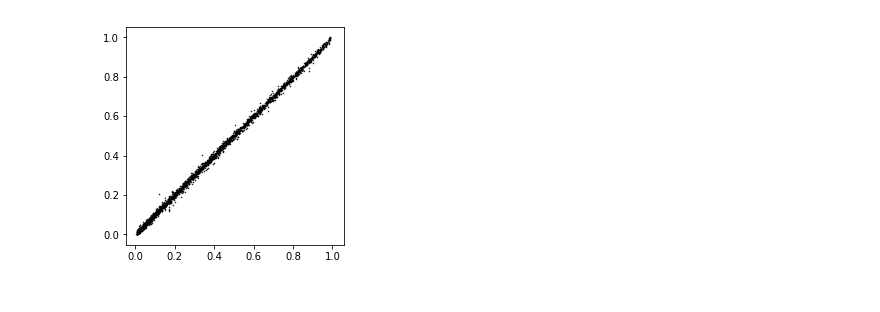
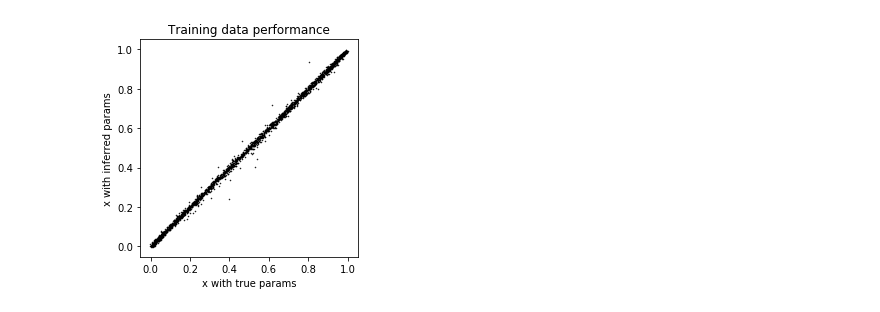
Before and after one commit to rajdbz11/Particle-EM-for-NeuralTAP-PY, a Jupyter notebook: ParticleEMScript.ipynb, the cells around one changed output. Drawn from its saved outputs; the diff is of its cells as text; code cells hidden in the pictures.

Commit message:
Working code for PF-EM on measurements from a RNN trained to approximate linear embedding of TAP dynamics

```diff
--- a/ParticleEMScript.ipynb
+++ b/ParticleEMScript.ipynb
@@ -180,23 +7,0 @@ def runTAP(x0, hMat, Qpr, Qobs, theta, nltype):
-# %%
-def UhatICA(R, Nx, U):
-    ica = FastICA(n_components=Nx, algorithm='deflation',fun='cube')
-    # R = np.reshape(rMatFull,[Nr,T*Ns],order='F').T
-    Xe = ica.fit_transform(R)  # Reconstruct signals
-    Uhat = ica.mixing_  # Get estimated mixing matrix
-    m = ica.mean_
-
-    Xe = Xe + np.dot(np.linalg.pinv(Uhat),m)
-
-    minx = np.min(Xe,axis=0)
-    maxx = np.max(Xe,axis=0)
-    DW = np.zeros([Nx])
-    for ii in range(Nx):
-        if abs(minx[ii]) > abs(maxx[ii]):
-            DW[ii] = minx[ii]
-        else:
-            DW[ii] = maxx[ii]
-
-    Uhat = Uhat*DW
-    Xe = Xe/DW
-    P = np.round(np.dot(np.linalg.pinv(Uhat),U))
-    return Uhat, P, Xe.T
@@ -684,9 +198,10 @@ for iterem in range(EMIters):
     if iterem == EMIters//5:
         computegrad = [1, 1, 1, 1, 0]
 
-    print(iterem, '..')
+    if iterem % 50 == 49:
+        print('iterem =', iterem + 1)
 
-    MStep = optimize.minimize(NegLL, theta_1, args = (rB, hB, P_B, W_B, Qpr, Qobs, nltype, computegrad), method='BFGS', jac = NegLL_D, options={'disp': False,'maxiter':100})
+    MStep = optimize.minimize(NegLL, theta_1, args = (rB, hB, P_B, W_B, Qpr, Qobs, nltype, computegrad), method='BFGS', jac = NegLL_D, options={'disp': False,'maxiter':20})
     theta_1 = MStep.x
 
     # Pick a new batch and run the particle filter with the updated parameters
@@ -771,12 +270,15 @@ Ghat = [-2.25334826 -0.6645798  -1.43260025 -2.32970621  2.25044116]
 # %%
-# run dynamics with new set of parameters and compare
+# run dynamics with new set of parameters on training inputs and compare
 xMatFull_1 = np.zeros([Nx,T+1,Ns])
 for s in range(Ns):
     xMatFull_1[:,:,s] = runTAP(x0Full[:,s], hMatFull[:,:,s], Qpr, Qobs, theta_1, nltype)[0]
 
 st = 5
 plt.plot(xMatFull[:,st:,:].flatten(), np.dot(P.T,np.reshape(xMatFull_1[:,st:,:],[Nx,Ns*(T-st+1)])).flatten(),'k.',markersize=1)
+plt.title('Training data performance')
+plt.xlabel('x with true params')
+plt.ylabel('x with inferred params')
 plt.axis('square')
 plt.show()
 # %% [output]
-[figure, old version]
+[figure, new version]
```
Also changed, not shown: parts of 14 cells of this notebook, 2 other files.
